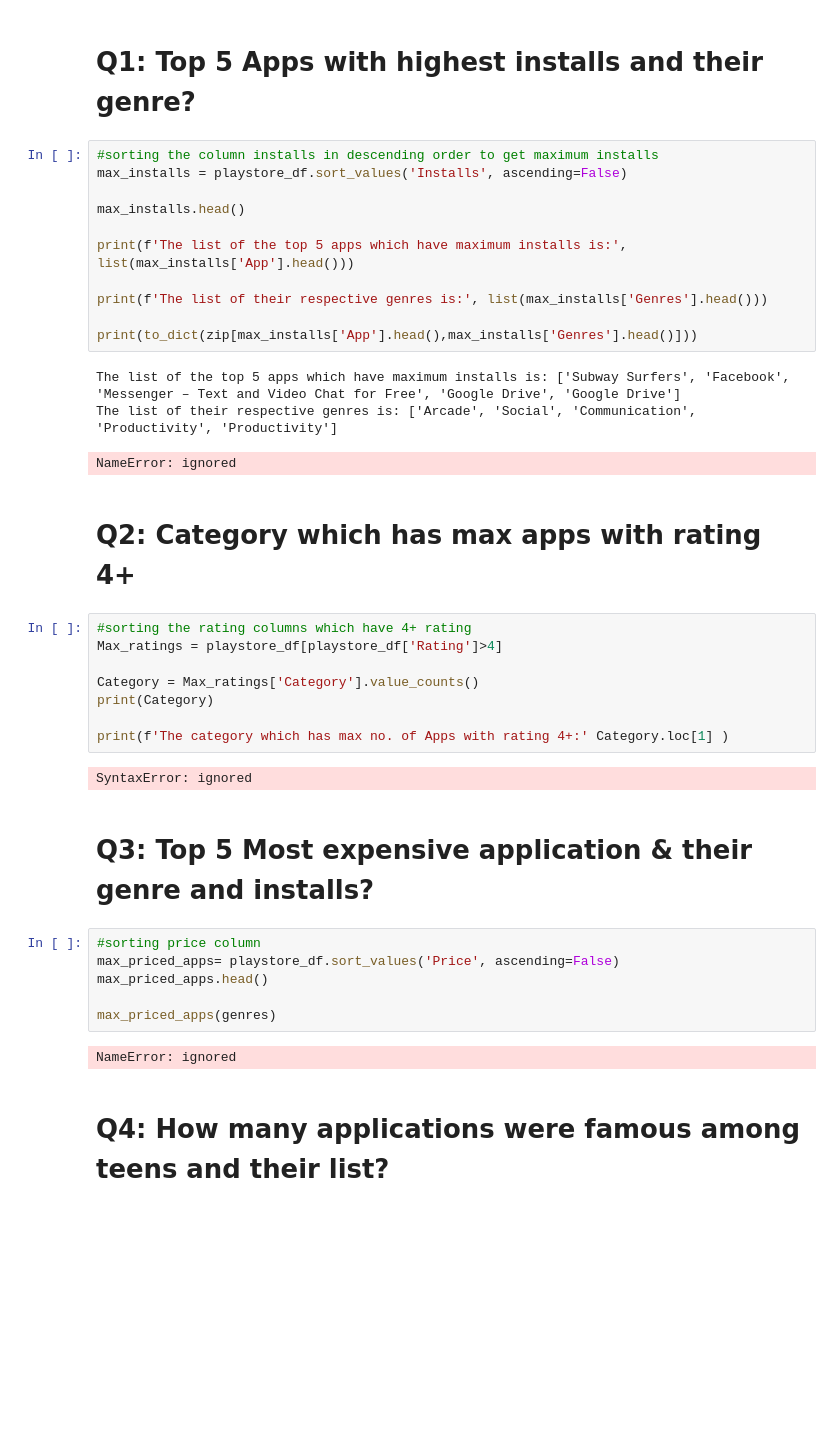
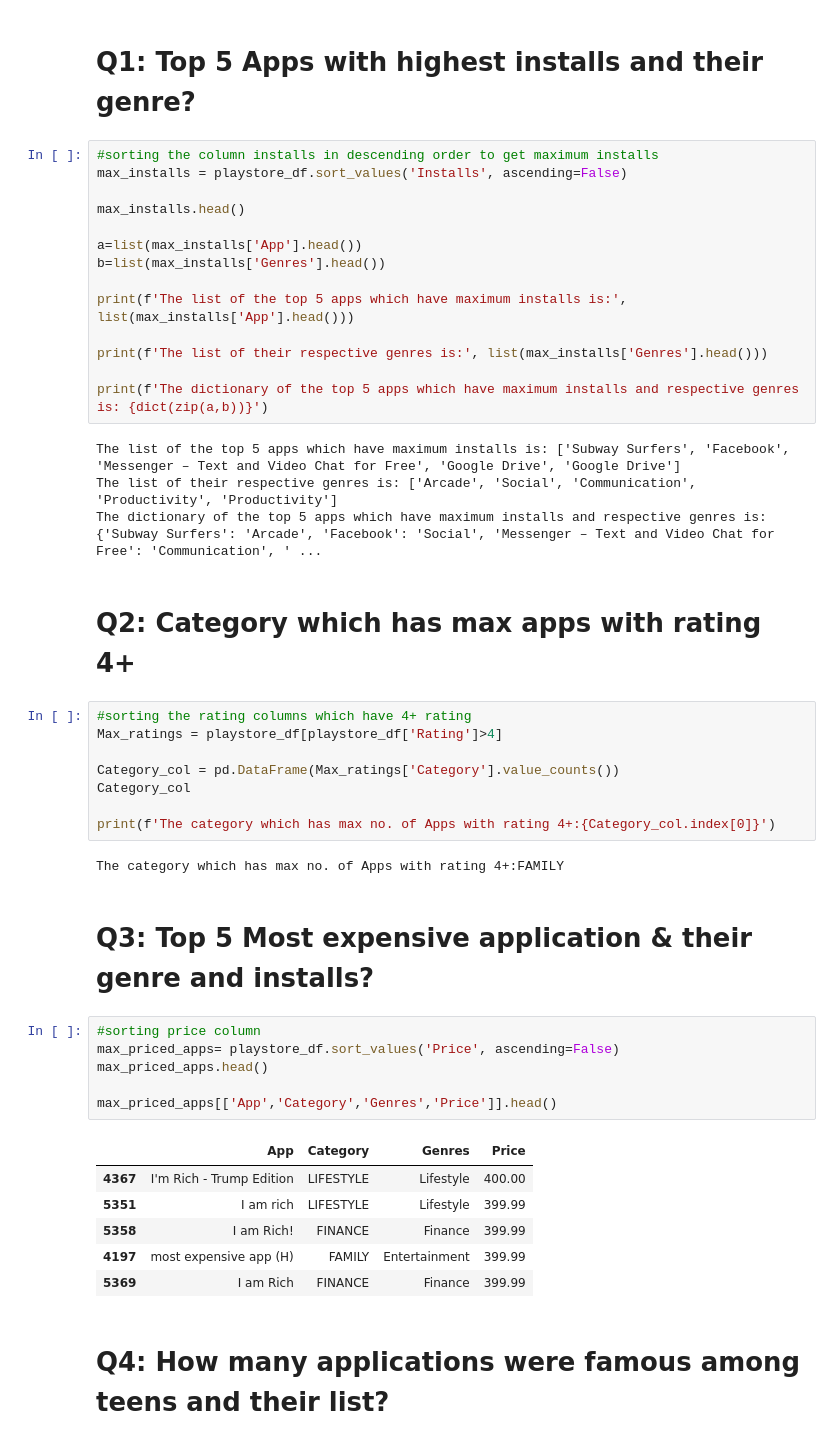
Before and after one commit to Palak-bindal/Capstone-Play-store, a Jupyter notebook: Copy_of_Play_Store_App_Review_Analysis_Capstone_Project.ipynb, the cells around one changed output. Saved outputs shown, nothing was run; the diff lists cells and outputs as text; blank space fills up the shorter version.

```diff
--- a/Copy_of_Play_Store_App_Review_Analysis_Capstone_Project.ipynb
+++ b/Copy_of_Play_Store_App_Review_Analysis_Capstone_Project.ipynb
@@ -319,37 +339,45 @@ max_installs = playstore_df.sort_values('Installs', ascending=False)
 
 max_installs.head()
 
+a=list(max_installs['App'].head())
+b=list(max_installs['Genres'].head())
+
 print(f'The list of the top 5 apps which have maximum installs is:', list(max_installs['App'].head()))
 
 print(f'The list of their respective genres is:', list(max_installs['Genres'].head()))
 
-print(to_dict(zip[max_installs['App'].head(),max_installs['Genres'].head()]))
+print(f'The dictionary of the top 5 apps which have maximum installs and respective genres is: {dict(zip(a,b))}')
 # %% [output]
 The list of the top 5 apps which have maximum installs is: ['Subway Surfers', 'Facebook', 'Messenger – Text and Video Chat for Free', 'Google Drive', 'Google Drive']
 The list of their respective genres is: ['Arcade', 'Social', 'Communication', 'Productivity', 'Productivity']
+The dictionary of the top 5 apps which have maximum installs and respective genres is: {'Subway Surfers': 'Arcade', 'Facebook': 'Social', 'Messenger – Text and Video Chat for Free': 'Communication', ' ...
-NameError: ignored
 # %% [markdown]
 # Q2: Category which has max apps with rating 4+
 # %%
 #sorting the rating columns which have 4+ rating
 Max_ratings = playstore_df[playstore_df['Rating']>4]
 
-Category = Max_ratings['Category'].value_counts()
-print(Category)
+Category_col = pd.DataFrame(Max_ratings['Category'].value_counts())
+Category_col
 
-print(f'The category which has max no. of Apps with rating 4+:' Category.loc[1] )
+print(f'The category which has max no. of Apps with rating 4+:{Category_col.index[0]}')
 # %% [output]
-SyntaxError: ignored
+The category which has max no. of Apps with rating 4+:FAMILY
 # %% [markdown]
 # Q3: Top 5 Most expensive application & their genre and installs?
 # %%
 #sorting price column
 max_priced_apps= playstore_df.sort_values('Price', ascending=False)
 max_priced_apps.head()
 
-max_priced_apps(genres)
+max_priced_apps[['App','Category','Genres','Price']].head()
 # %% [output]
-NameError: ignored
+|  | App | Category | Genres | Price |
+| 4367 | I'm Rich - Trump Edition | LIFESTYLE | Lifestyle | 400.00 |
+| 5351 | I am rich | LIFESTYLE | Lifestyle | 399.99 |
+| 5358 | I am Rich! | FINANCE | Finance | 399.99 |
+| 4197 | most expensive app (H) | FAMILY | Entertainment | 399.99 |
+| 5369 | I am Rich | FINANCE | Finance | 399.99 |
 # %% [markdown]
 # Q4: How many applications were famous among teens and their list?
 # %%
```
Also changed, not shown: parts of 4 cells of this notebook.
